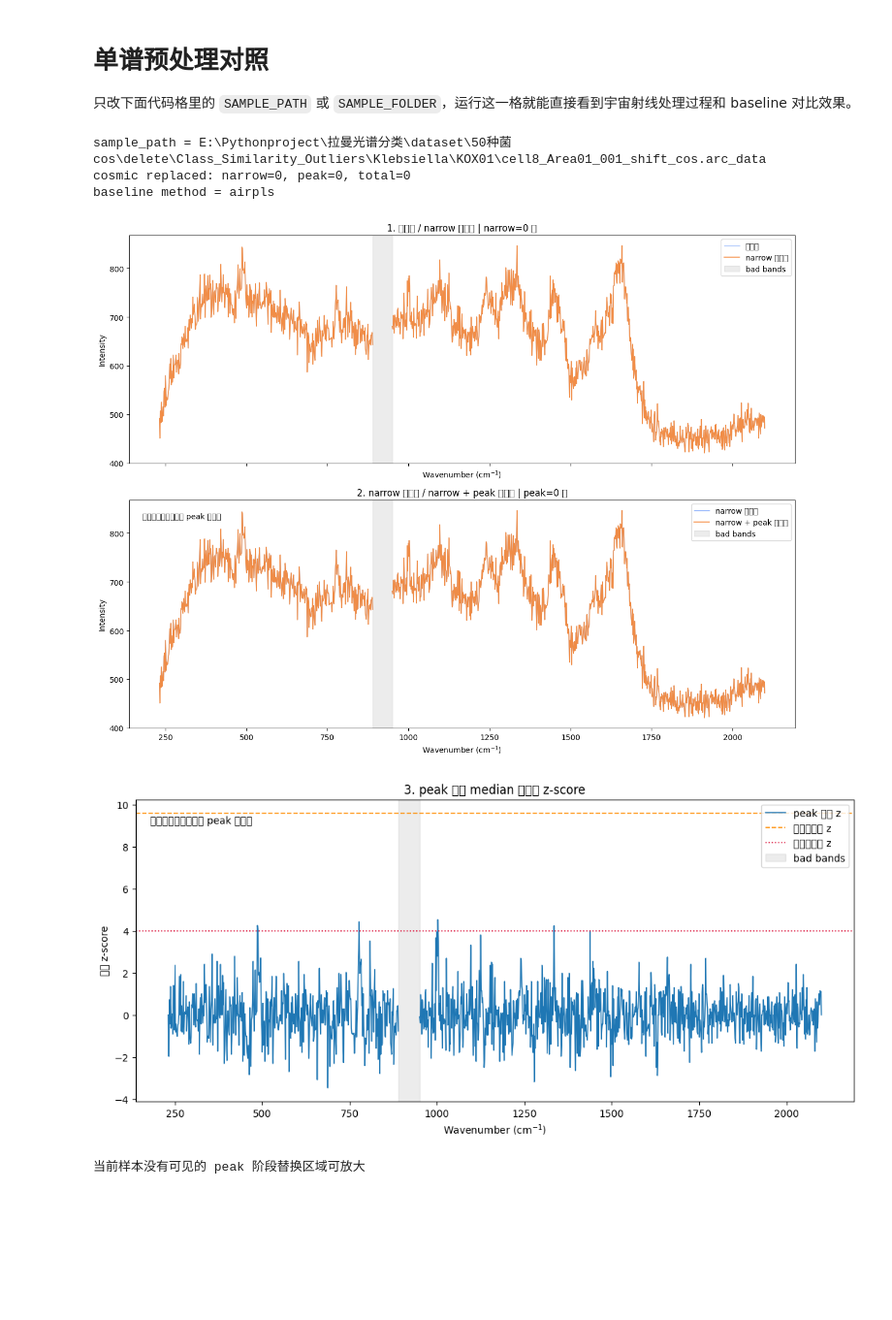
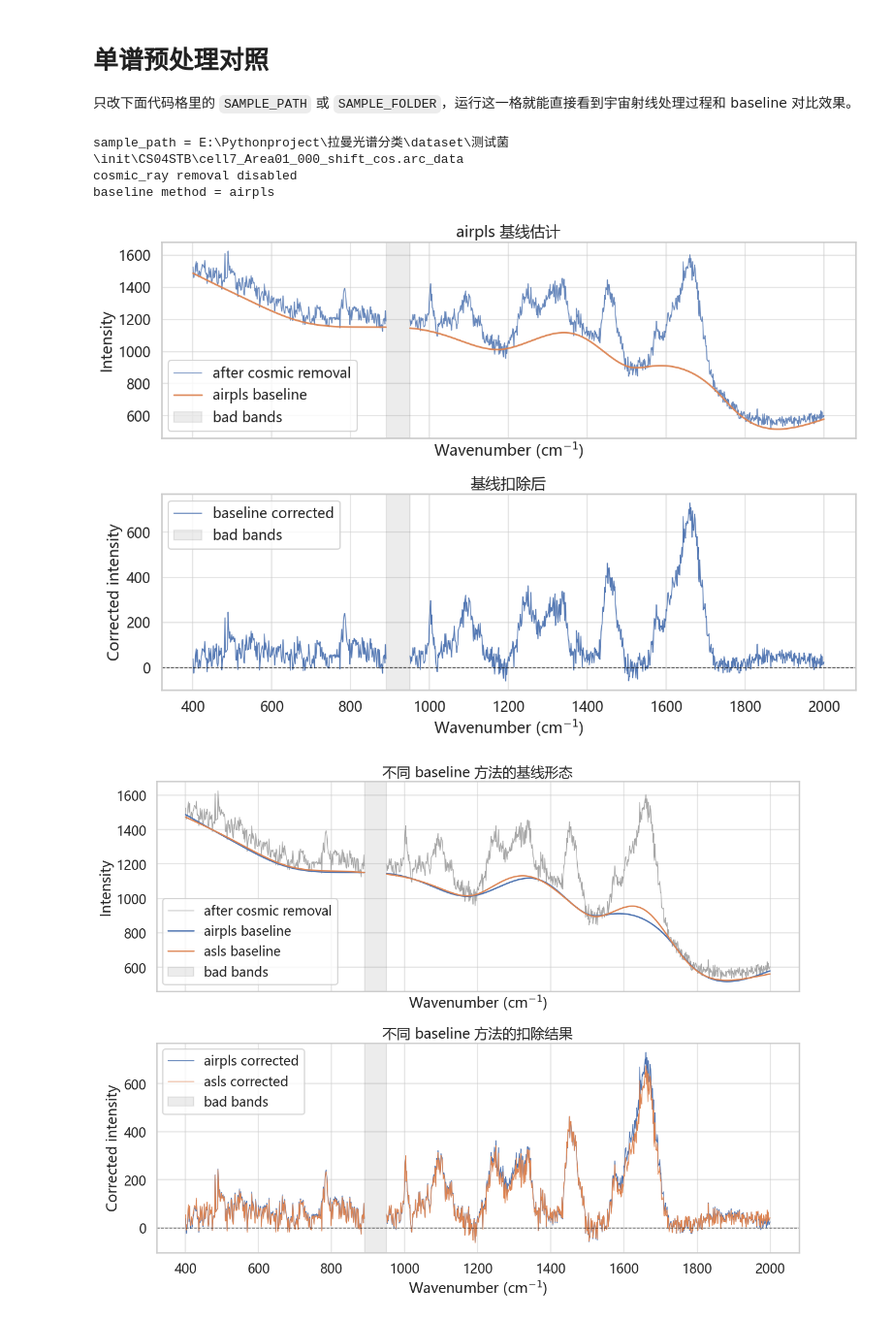
Before and after one commit to YaoHui-Wu06022/Bacterial-Raman-Spectroscopy-Classification, a Jupyter notebook: notebooks/Cosmic_Ray_and_Baseline_Correction.ipynb, the cells around one changed output. Shown at 97% size. Cells and saved outputs as stored; diff of their text form; code cells hidden in the pictures; blank space fills up the shorter version.

```diff
--- a/notebooks/Cosmic_Ray_and_Baseline_Correction.ipynb
+++ b/notebooks/Cosmic_Ray_and_Baseline_Correction.ipynb
@@ -7,37 +7,40 @@ from pathlib import Path
 import sys
 
 helper_dir = Path.cwd().resolve()
 if not (helper_dir / "preprocess_viewer.py").is_file():
     helper_dir = helper_dir / "notebooks"
 if str(helper_dir) not in sys.path:
     sys.path.insert(0, str(helper_dir))
 
+import importlib
+import preprocess_viewer
+
+importlib.reload(preprocess_viewer)
 from preprocess_viewer import show_preprocess
 
 # 手动指定单条谱；填了它就优先使用这条
 SAMPLE_PATH = None
 
 # 不指定单条谱时，从这个文件夹里抽一条；例如 "init/Stenotrophomonas/PMA01"
-SAMPLE_FOLDER = "delete/Class_Similarity_Outliers/Klebsiella/KOX01"
+SAMPLE_FOLDER = None
 SAMPLE_SEED = None
 
 # 显示范围；None 表示显示全谱
 DISPLAY_MIN = None
 DISPLAY_MAX = None
 
 show_preprocess(
     sample_path=SAMPLE_PATH,
-    dataset_name="cos",
+    dataset_name="test",
     sample_folder=SAMPLE_FOLDER,
     sample_seed=SAMPLE_SEED,
     display_min=DISPLAY_MIN,
     display_max=DISPLAY_MAX,
     compare_baselines=True,
 )
 # %% [output]
-sample_path = E:\Pythonproject\拉曼光谱分类\dataset\50种菌cos\delete\Class_Similarity_Outliers\Klebsiella\KOX01\cell8_Area01_001_shift_cos.arc_data
-cosmic replaced: narrow=0, peak=0, total=0
+sample_path = E:\Pythonproject\拉曼光谱分类\dataset\测试菌\init\CS04STB\cell7_Area01_000_shift_cos.arc_data
+cosmic_ray removal disabled
 baseline method = airpls
-[figure, old version]
+[figure, new version]
-[figure, old version]
+[figure, new version]
-当前样本没有可见的 peak 阶段替换区域可放大
```
Also changed, not shown: parts of 2 cells of this notebook, 26 other files.
